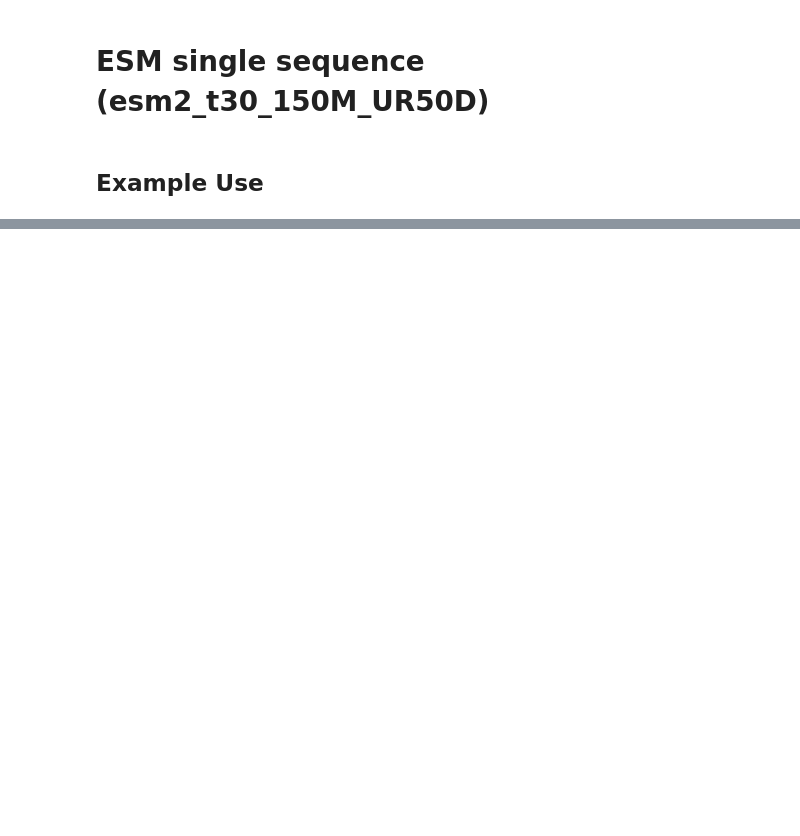
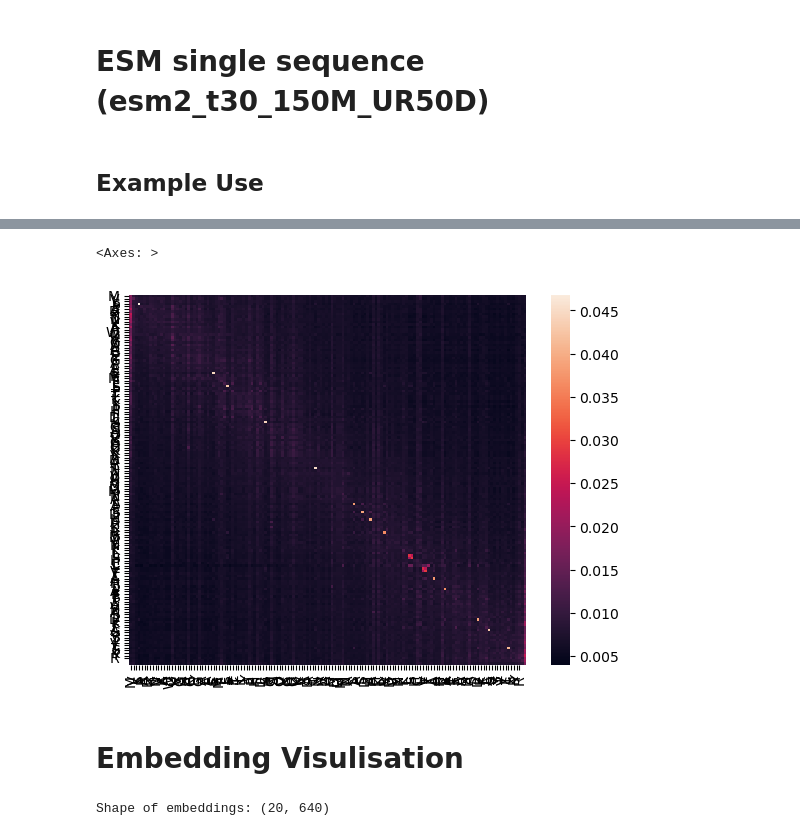
Before and after one commit to CS-433/ml-project-2-byte-by-byte, a Jupyter notebook: esm/esm.ipynb, the cells around one changed output, grey strips where cells are left out. Cells and saved outputs as stored; diff of their text form; code cells hidden in the pictures; blank space fills up the shorter version.

```diff
--- a/esm/esm.ipynb
+++ b/esm/esm.ipynb
@@ -538,0 +123,5 @@ s/len(results)
+# %%
+masked_indices=[10,40,60]
+msa_with_mask = [(pair[0], utils.mask(pair[1], masked_index=masked_indices)) for pair in msa]
+batch_labels, batch_strs, batch_tokens = batch_converter([msa_with_mask])
+batch_tokens = batch_tokens.to(device)
@@ -538,0 +292,47 @@ s/len(results)
+# %%
+sns.heatmap(results['attentions'][:, 0].mean(dim=(0, 1)),  xticklabels=list(sequence),yticklabels=list(sequence),)
+# %% [output]
+<Axes: >
+[figure, added]
+# %% [markdown]
+# Embedding Visulisation
+# %%
+import torch
+from esm import pretrained
+
+# Load the pre-trained ESM model (e.g., ESM-2)
+#model_name = "esm2_t6_8M_UR50D"  # Choose a smaller model for efficiency, or larger for better quality
+model, alphabet = pretrained.esm2_t30_150M_UR50D()
+batch_converter = alphabet.get_batch_converter()
+model.eval()  # Set the model to evaluation mode
+
+# Define amino acids and their sequences
+amino_acids = ["A", "R", "N", "D", "C", "Q", "E", "G", "H", "I",
+               "L", "K", "M", "F", "P", "S", "T", "W", "Y", "V",
+                ]
+sequences = [(aa, aa) for aa in amino_acids]  # Each amino acid as its own sequence
+
+# Prepare the input batch
+batch_labels, batch_strs, batch_tokens = batch_converter(sequences)
+
+# Forward pass to get embeddings
+with torch.no_grad():
+    # Extract per-token embeddings from the model
+    results = model(batch_tokens, repr_layers=[0])  # Layer 33 is often used for embeddings in ESM
+    token_embeddings = results["representations"][0]  # Shape: [batch_size, seq_len, embedding_dim]
+
+# Extract embeddings for each amino acid
+aa_embeddings = []
+for i, aa in enumerate(amino_acids):
+    # Token 1 corresponds to the amino acid (ignoring start/end tokens)
+    embedding = token_embeddings[i, 1, :].numpy()
+    aa_embeddings.append(embedding)
+
+# Convert to numpy array for easier manipulation
+import numpy as np
+aa_embeddings = np.array(aa_embeddings)
+
+# Save or use the embeddings
+print("Shape of embeddings:", aa_embeddings.shape)  # Should be (20, embedding_dim)
+# %% [output]
+Shape of embeddings: (20, 640)
```
Also changed, not shown: parts of 65 cells of this notebook.
